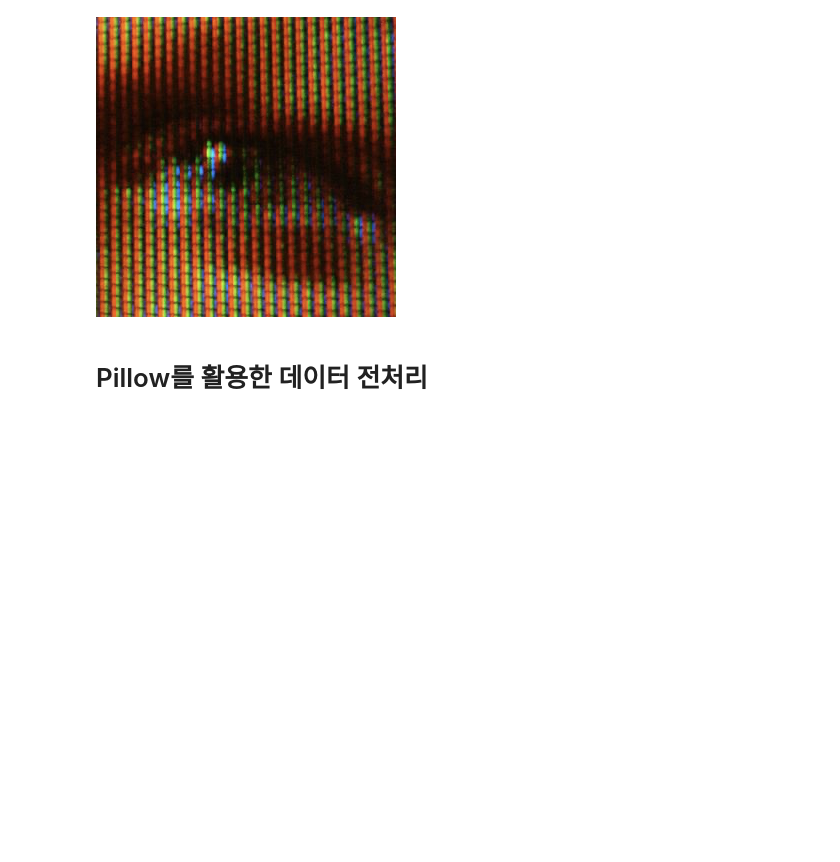
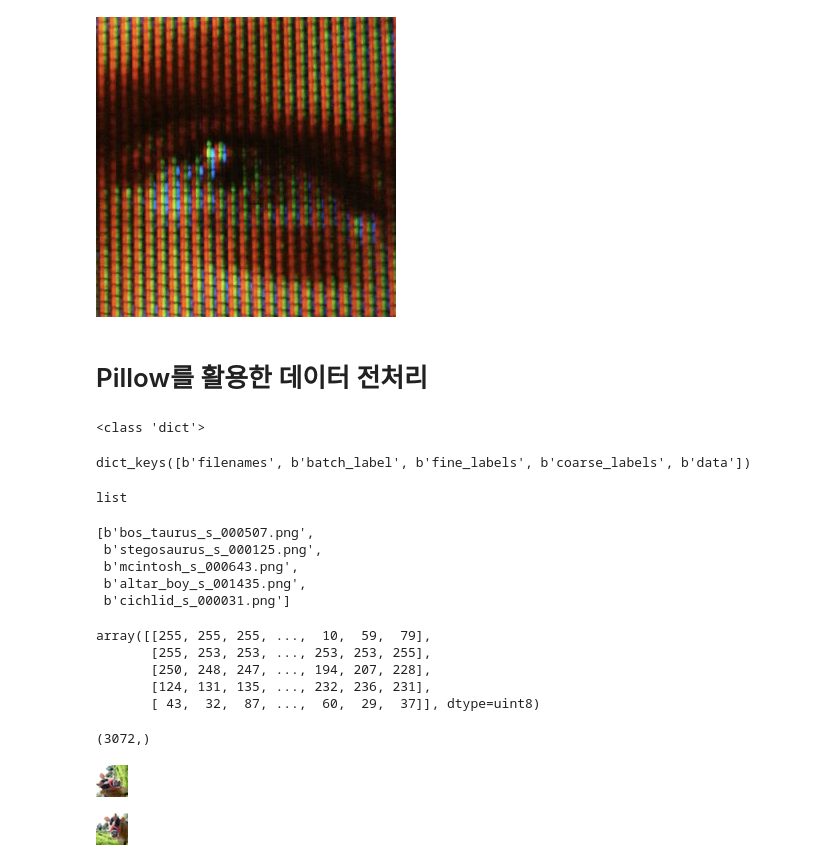
Before and after one commit to brModulabs/wiki, a Jupyter notebook: aiffel_ai/fund/16_pillow_opencv/code.ipynb, the cells around one changed output. Cells and saved outputs as stored; diff of their text form; code cells hidden in the pictures; blank space fills up the shorter version.

```diff
--- a/aiffel_ai/fund/16_pillow_opencv/code.ipynb
+++ b/aiffel_ai/fund/16_pillow_opencv/code.ipynb
@@ -44,3 +44,66 @@ image.crop((300,100,600,400))
 [figure]
 # %% [markdown]
 # Pillow를 활용한 데이터 전처리
+# %%
+import os
+import pickle
+
+path = './data/cifar-100-python'
+train_file_path = os.path.join(path, 'train')
+
+# pickle로 압축된 데이터 가져오기
+with open(train_file_path, 'rb') as f:
+    train = pickle.load(f, encoding='bytes')
+
+print(type(train))
+#print(train)   # 혹시 내용이 궁금하다면 주석을 풀고 실행해 보세요.
+# %% [output]
+<class 'dict'>
+# %%
+# 키값만 보기
+train.keys()
+# %% [output]
+dict_keys([b'filenames', b'batch_label', b'fine_labels', b'coarse_labels', b'data'])
+# %%
+# 타입 확인
+type(train[b'filenames'])
+# %% [output]
+list
+# %%
+# 파일 이름 확인
+train[b'filenames'][0:5]
+# %% [output]
+[b'bos_taurus_s_000507.png',
+ b'stegosaurus_s_000125.png',
+ b'mcintosh_s_000643.png',
+ b'altar_boy_s_001435.png',
+ b'cichlid_s_000031.png']
+# %%
+# 데이터 형태 확인
+train[b'data'][0:5]
+# %% [output]
+array([[255, 255, 255, ...,  10,  59,  79],
+       [255, 253, 253, ..., 253, 253, 255],
+       [250, 248, 247, ..., 194, 207, 228],
+       [124, 131, 135, ..., 232, 236, 231],
+       [ 43,  32,  87, ...,  60,  29,  37]], dtype=uint8)
+# %%
+# 1차원 배열 형태로 저장된 것을 확인함
+train[b'data'][0].shape
+# %% [output]
+(3072,)
+# %%
+# 3차원 데이터 값으로 변경함
+# rgb 순서대로 입력이 됬을 것이고
+# order C로 하게 되면 순서가 꼬이게 됨
+image_data = train[b'data'][0].reshape([32, 32, 3], order='F')   # order를 주의하세요!!
+image = Image.fromarray(image_data)    # Pillow를 사용하여 Numpy 배열을 Image객체로 만들어서
+image    # 화면에 띄워 봅시다!!
+# %% [output]
+[figure, added]
+# %%
+image_data = image_data.swapaxes(0, 1)
+image = Image.fromarray(image_data)
+image
+# %% [output]
+[figure, added]
```
Also changed, not shown: parts of 1 cell of this notebook, 8 other files.
